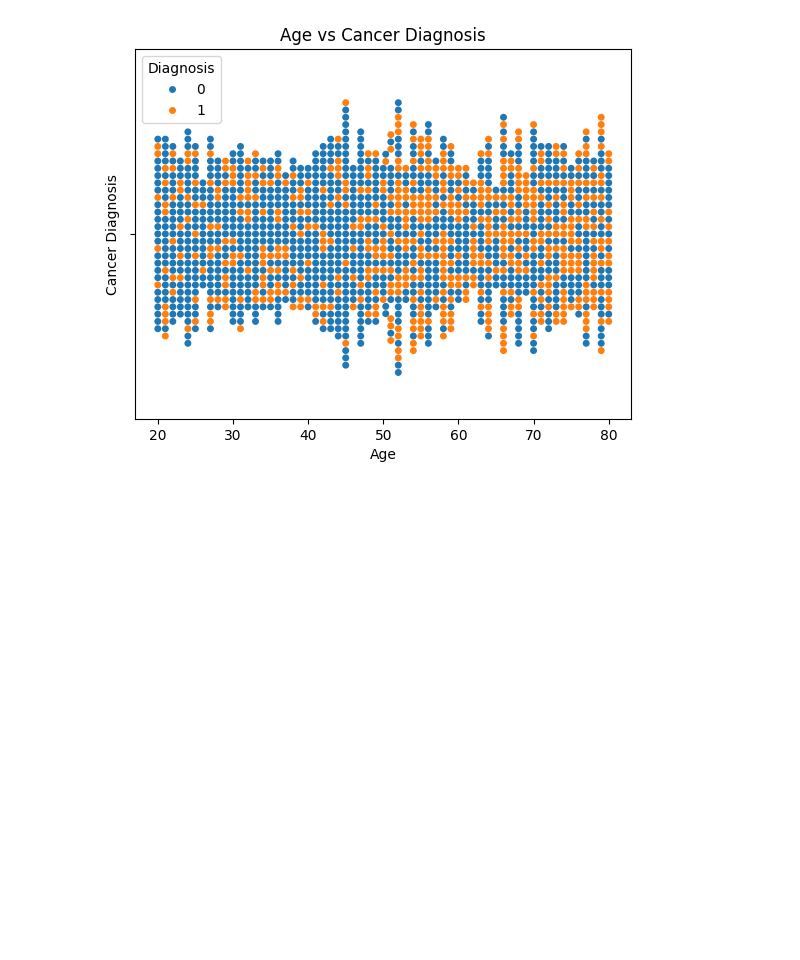
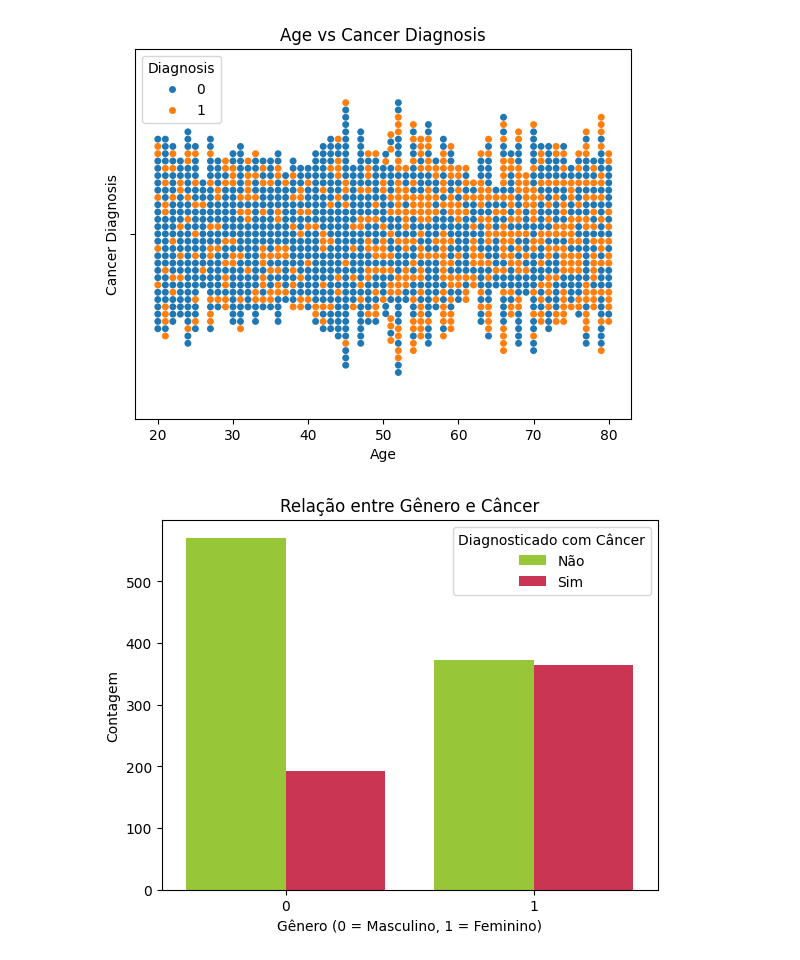
Before and after one commit to belcogo/data-analysis-for-machine-learning, a Jupyter notebook: demo.ipynb, the cells around one changed output. Drawn from its saved outputs; the diff is of its cells as text; code cells hidden in the pictures; blank space fills up the shorter version.

```diff
--- a/demo.ipynb
+++ b/demo.ipynb
@@ -129,3 +128,17 @@ plt.legend(title='Diagnosis')
 plt.show()
 # %% [output]
 [figure]
+# %%
+# Criar um gráfico de contagem
+sns.countplot(data=encoded_patients_data, x='Gender', hue='Diagnosis', palette=['#9FDD22', '#E31C44'])
+
+# Configurar o título e os rótulos
+plt.title('Relação entre Gênero e Câncer')
+plt.xlabel('Gênero (0 = Masculino, 1 = Feminino)')
+plt.ylabel('Contagem')
+plt.legend(title='Diagnosticado com Câncer', labels=['Não', 'Sim'])
+
+# Mostrar o gráfico
+plt.show()
+# %% [output]
+[figure, added]
```
Also changed, not shown: parts of 27 cells of this notebook.
